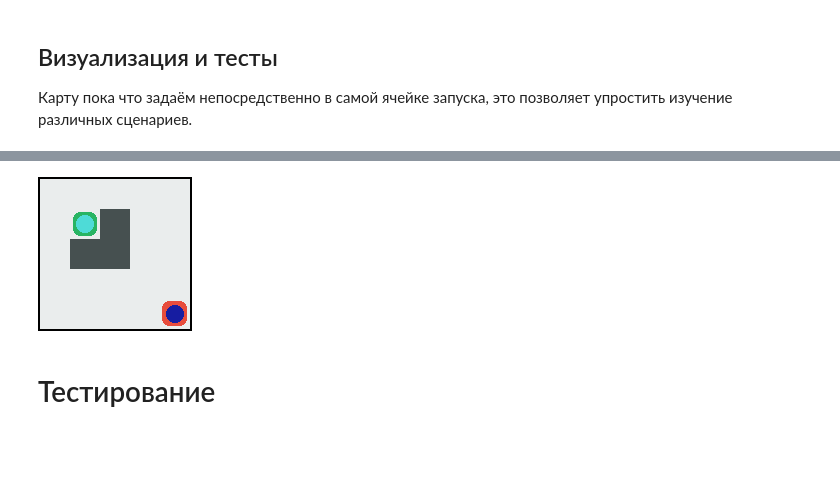
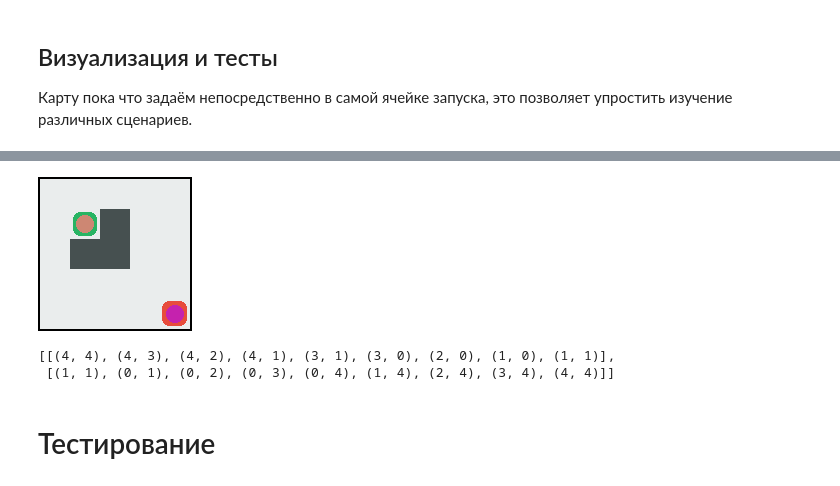
Before and after one commit to Mikle5/MAPFOU, a Jupyter notebook: cebc.ipynb, the cells around one changed output, grey strips where cells are left out. Saved outputs shown, nothing was run; the diff lists cells and outputs as text; code cells hidden in the pictures; blank space fills up the shorter version.

```diff
--- a/cebc.ipynb
+++ b/cebc.ipynb
@@ -114,16 +122,29 @@ def print_tree(node=None, prefix="", children_prefix=""):
         print_tree(node.right, children_prefix + "├── ", children_prefix + "│   ")
     if node.left:
         print_tree(node.left, children_prefix + "└── ", children_prefix + "    ")
-# %%
-def extract_path(node, test_map:Map, posible_path):
-  if not node.is_sense:
-    posible_path.append((node.i, node.j))
-  if node.right and test_map.traversable(node.right.i, node.right.j):
-      extract_path(node.right, test_map, posible_path)
-      return posible_path
-  if node.left and test_map.traversable(node.left.i, node.left.j):
-      extract_path(node.left, test_map, posible_path)
-      return posible_path
+# %%
+def extract_path(nodes, test_map:Map, posible_paths):
+  next_nodes = []
+  right_trav, left_trav = [], []
+  right_cont, left_cont = [], []
+  if all([not bool(node.right) for node in nodes]):
+    for i, node in enumerate(nodes):
+      if posible_paths[i][-1] != (node.i, node.j):
+        posible_paths[i].append((node.i, node.j))
+    return posible_paths
+  for i,node in enumerate(nodes):
+    if (not node.is_sense) or (not node.right and posible_paths[i][-1] != (node.i, node.j)):
+      posible_paths[i].append((node.i, node.j))
+    if node.right:
+     right_trav.append(test_map.traversable(node.right.i, node.right.j))
+    if node.left:
+     left_trav.append(test_map.traversable(node.left.i, node.left.j))
+  if all(right_trav):
+    extract_path([(node.right if node.right else node) for node in nodes ], test_map, posible_paths)
+    return posible_paths
+  if all(left_trav):
+     extract_path([(node.left if node.left else node)  for node in nodes], test_map, posible_paths)
+     return posible_paths
 # %%
 map_str ='''
 . . . . .
@@ -142,7 +163,7 @@ u = set([tuple(pos) for pos in np.argwhere(task_map._cells == 2)])
 c = set([tuple(pos) for pos in np.argwhere(task_map._cells == 1)])
 starts = all_starts[0]
 goals = all_goals[0]
-trees = CEBC(task_map, starts, goals, set([]), u)
+trees = CEBC(task_map, starts, goals, c, u)
 
 # Вывод структуры каждого дерева
 for i, tree in enumerate(trees):
@@ -169,10 +190,15 @@ Tree for agent 1:
 │       │       │   │   │   │   │   ├── (4, 4)
 # %%
 # Вывод структуры каждого дерева
-paths = [extract_path(tree, task_map, []) for tree in trees]
+paths = extract_path(trees, task_map, [[] for _ in trees])
 draw(task_map,task_map,starts,goals,paths)
 # %% [output]
-[figure, old version]
+[figure, new version]
+# %%
+paths
+# %% [output]
+[[(4, 4), (4, 3), (4, 2), (4, 1), (3, 1), (3, 0), (2, 0), (1, 0), (1, 1)],
+ [(1, 1), (0, 1), (0, 2), (0, 3), (0, 4), (1, 4), (2, 4), (3, 4), (4, 4)]]
 # %% [markdown]
 # Тестирование
 # %%
```
Also changed, not shown: parts of 3 cells of this notebook, 2 other files.
